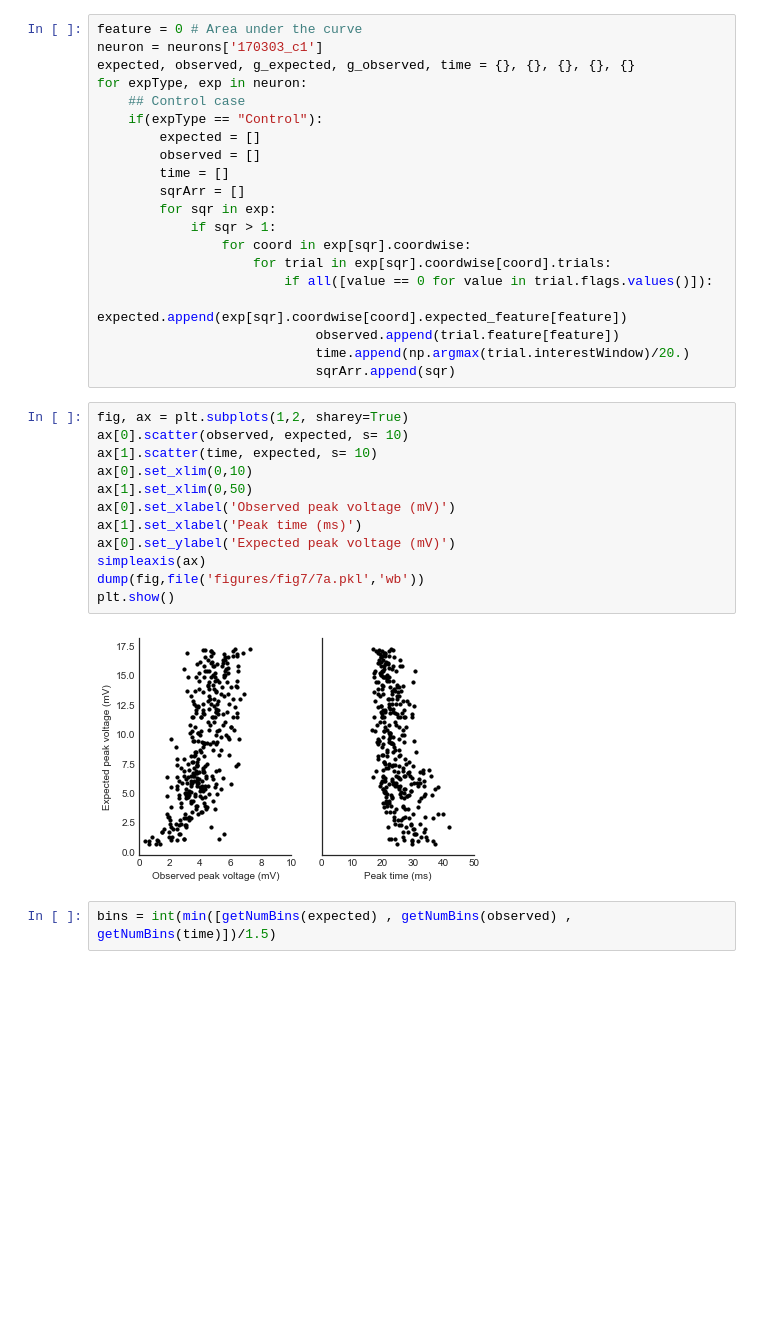
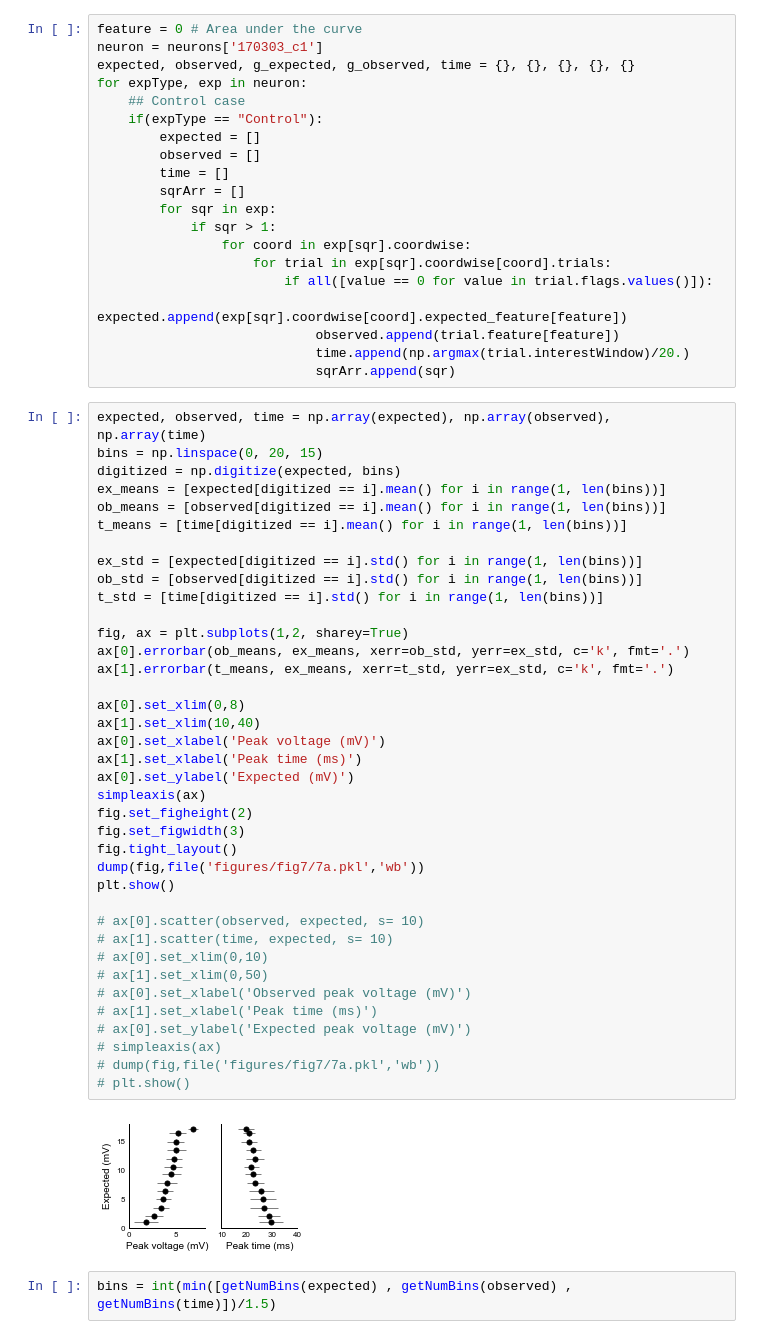
Before and after one commit to sahilm89/linearity, a Jupyter notebook: Paper_Figures/Figure 7 A-H Information in timing.ipynb, the cells around one changed output. Saved outputs shown, nothing was run; the diff lists cells and outputs as text; blank space fills up the shorter version.

```diff
--- a/Paper_Figures/Figure 7 A-H Information in timing.ipynb
+++ b/Paper_Figures/Figure 7 A-H Information in timing.ipynb
@@ -114,20 +114,46 @@ for expType, exp in neuron:
                             observed.append(trial.feature[feature])
                             time.append(np.argmax(trial.interestWindow)/20.)
                             sqrArr.append(sqr)
-# %%
-fig, ax = plt.subplots(1,2, sharey=True)
-ax[0].scatter(observed, expected, s= 10)
-ax[1].scatter(time, expected, s= 10)
-ax[0].set_xlim(0,10)
-ax[1].set_xlim(0,50)
-ax[0].set_xlabel('Observed peak voltage (mV)')
-ax[1].set_xlabel('Peak time (ms)')
-ax[0].set_ylabel('Expected peak voltage (mV)')
-simpleaxis(ax)
-dump(fig,file('figures/fig7/7a.pkl','wb'))
-plt.show()
-# %% [output]
-[figure, removed]
+# %%
+expected, observed, time = np.array(expected), np.array(observed), np.array(time)
+bins = np.linspace(0, 20, 15)
+digitized = np.digitize(expected, bins)
+ex_means = [expected[digitized == i].mean() for i in range(1, len(bins))]
+ob_means = [observed[digitized == i].mean() for i in range(1, len(bins))]
+t_means = [time[digitized == i].mean() for i in range(1, len(bins))]
+
+ex_std = [expected[digitized == i].std() for i in range(1, len(bins))]
+ob_std = [observed[digitized == i].std() for i in range(1, len(bins))]
+t_std = [time[digitized == i].std() for i in range(1, len(bins))]
+
+fig, ax = plt.subplots(1,2, sharey=True)
+ax[0].errorbar(ob_means, ex_means, xerr=ob_std, yerr=ex_std, c='k', fmt='.')
+ax[1].errorbar(t_means, ex_means, xerr=t_std, yerr=ex_std, c='k', fmt='.')
+
+ax[0].set_xlim(0,8)
+ax[1].set_xlim(10,40)
+ax[0].set_xlabel('Peak voltage (mV)')
+ax[1].set_xlabel('Peak time (ms)')
+ax[0].set_ylabel('Expected (mV)')
+simpleaxis(ax)
+fig.set_figheight(2)
+fig.set_figwidth(3)
+fig.tight_layout()
+dump(fig,file('figures/fig7/7a.pkl','wb'))
+plt.show()
+
+# ax[0].scatter(observed, expected, s= 10)
+# ax[1].scatter(time, expected, s= 10)
+# ax[0].set_xlim(0,10)
+# ax[1].set_xlim(0,50)
+# ax[0].set_xlabel('Observed peak voltage (mV)')
+# ax[1].set_xlabel('Peak time (ms)')
+# ax[0].set_ylabel('Expected peak voltage (mV)')
+# simpleaxis(ax)
+# dump(fig,file('figures/fig7/7a.pkl','wb'))
+# plt.show()
+# %% [output]
+[figure, added]
 # %%
 bins = int(min([getNumBins(expected) , getNumBins(observed) , getNumBins(time)])/1.5)
 # %%
```
Also changed, not shown: 2 other files.
